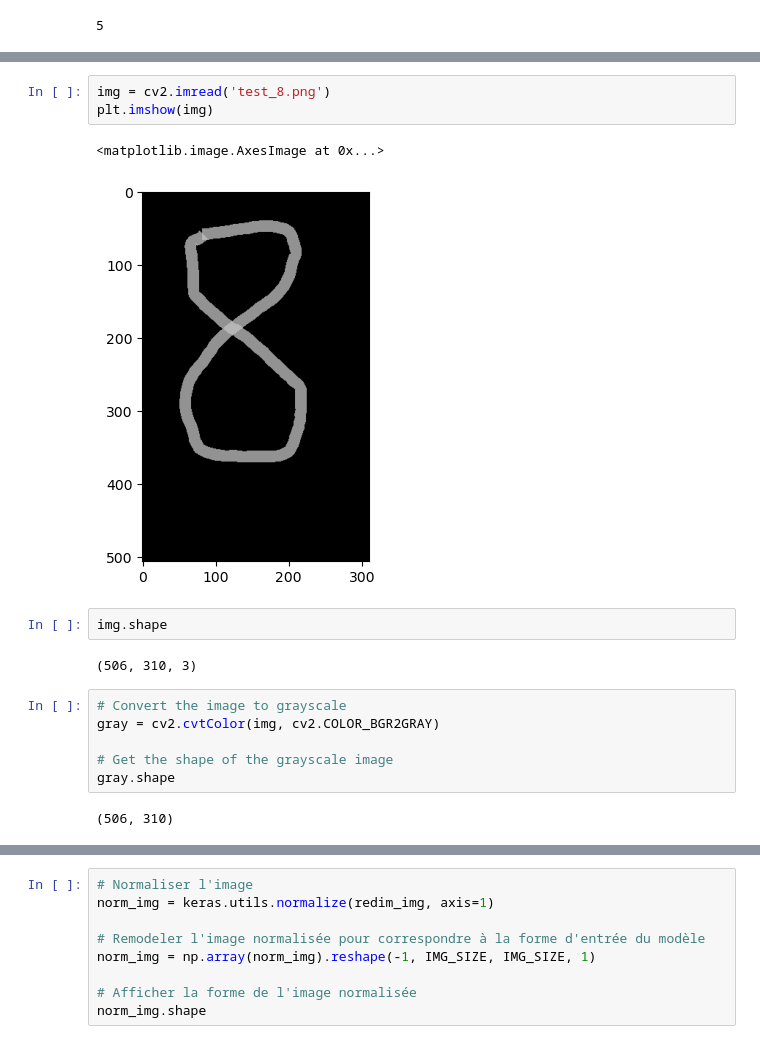
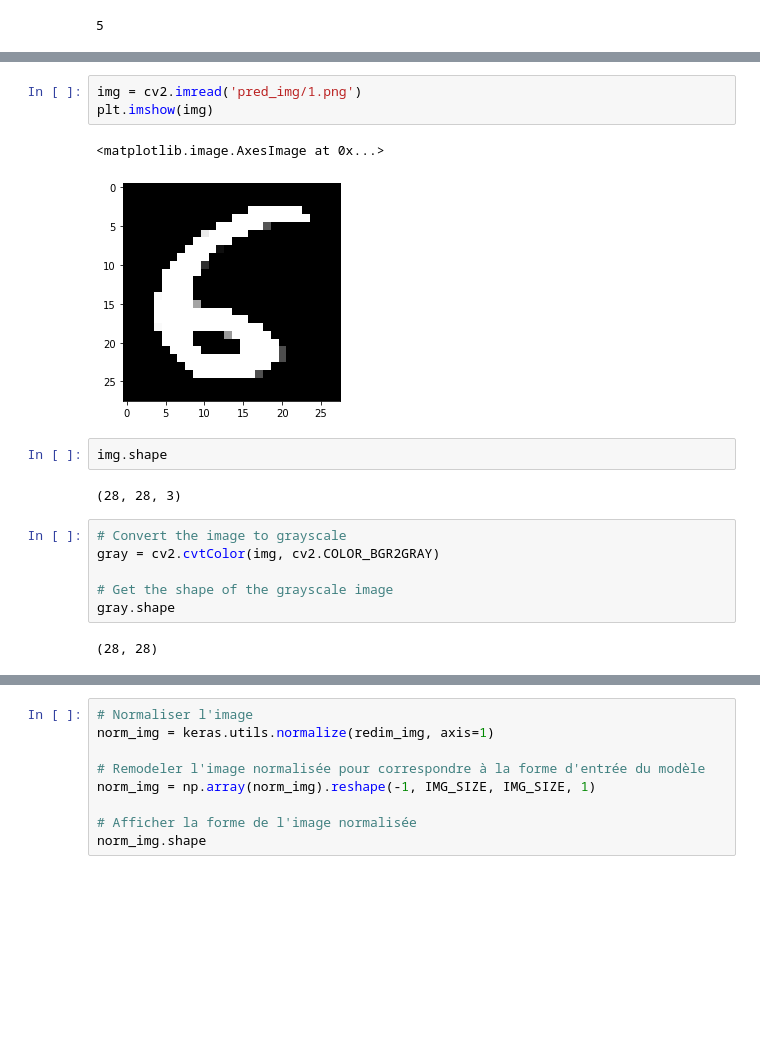
Before and after one commit to cherifissa/haindwritte_predict, a Jupyter notebook: number_predic.ipynb, the cells around one changed output, grey strips where cells are left out. Saved outputs shown, nothing was run; the diff lists cells and outputs as text; blank space fills up the shorter version.

```diff
--- a/number_predic.ipynb
+++ b/number_predic.ipynb
@@ -362,13 +356,13 @@ plt.imshow(x_test[127], cmap='gray')
 # %%
-img = cv2.imread('test_8.png')
+img = cv2.imread('pred_img/1.png')
 plt.imshow(img)
 # %% [output]
 <matplotlib.image.AxesImage at 0x...>
-[figure, old version]
+[figure, new version]
 # %%
 img.shape
 # %% [output]
-(506, 310, 3)
+(28, 28, 3)
 # %%
 # Convert the image to grayscale
 gray = cv2.cvtColor(img, cv2.COLOR_BGR2GRAY)
@@ -376,7 +370,7 @@ gray = cv2.cvtColor(img, cv2.COLOR_BGR2GRAY)
 # Get the shape of the grayscale image
 gray.shape
 # %% [output]
-(506, 310)
+(28, 28)
 # %%
 # Redimensionner l'image en utilisant la fonction resize de OpenCV
 redim_img = cv2.resize(gray, (28, 28), interpolation=cv2.INTER_AREA)
```
Also changed, not shown: parts of 14 cells of this notebook, 15 other files.
